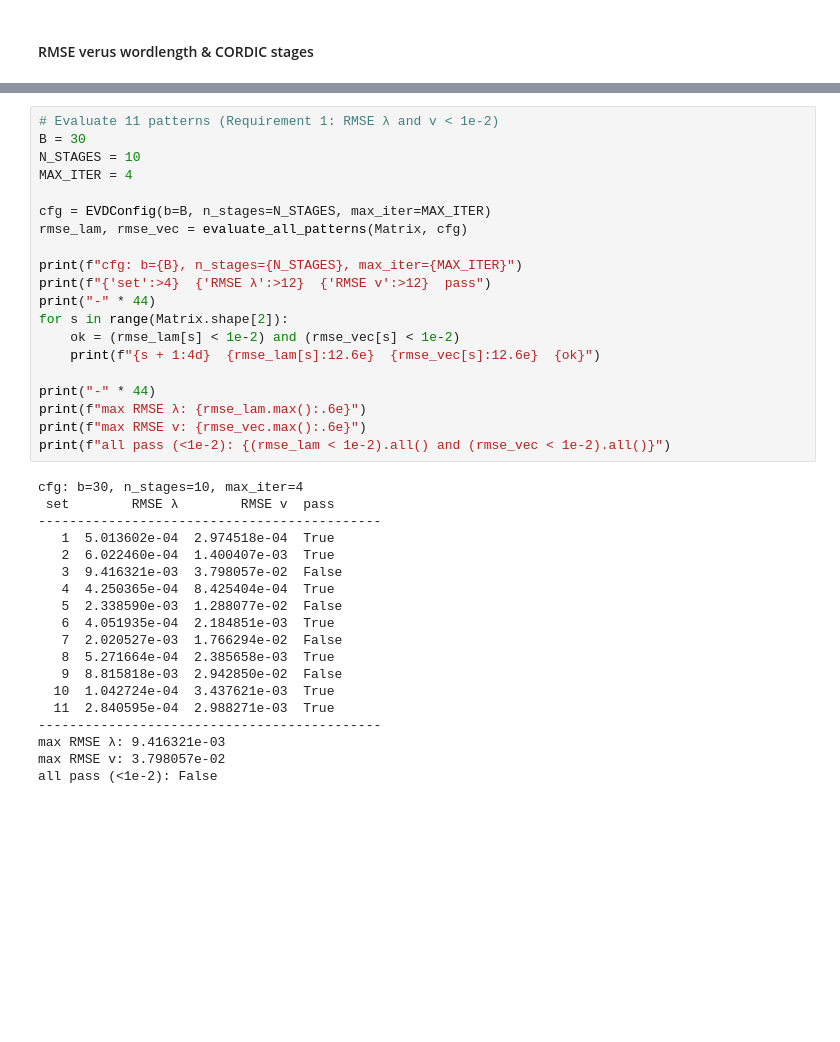
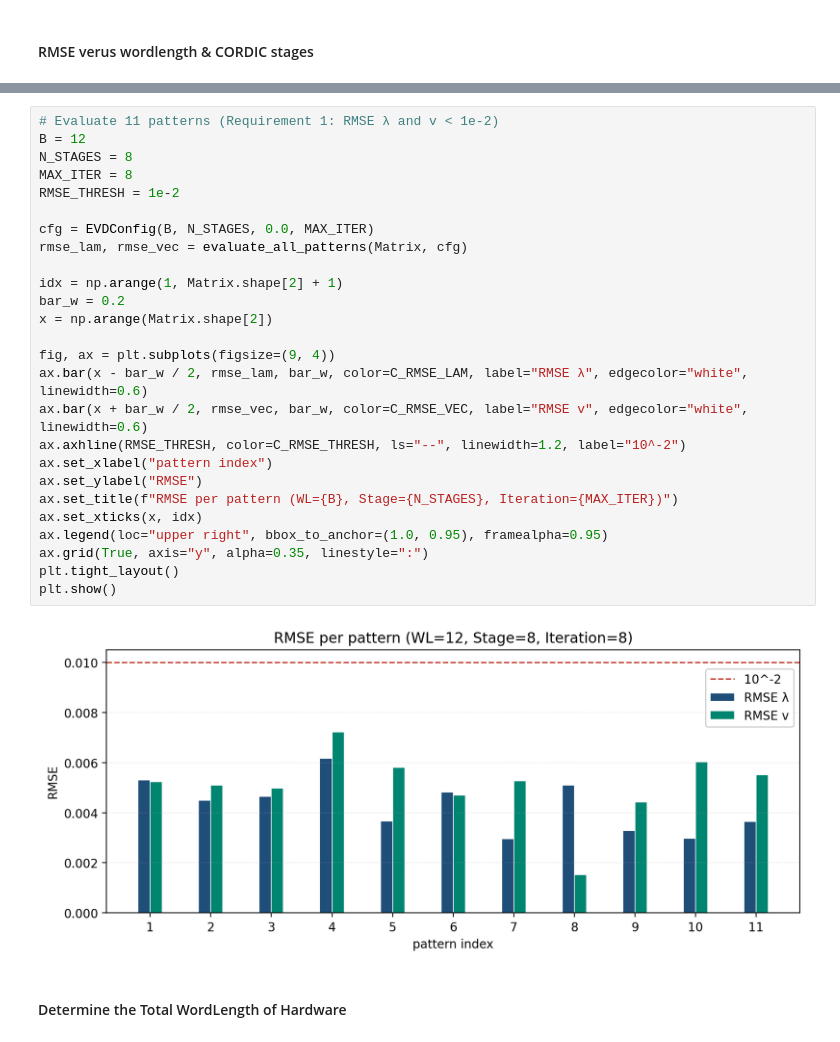
Before and after one commit to akira2963753/Eigen-Value-Decomposition, a Jupyter notebook: src/Simulation.ipynb, the cells around one changed output, grey strips where cells are left out. Saved outputs shown, nothing was run; the diff lists cells and outputs as text; blank space fills up the shorter version.

```diff
--- a/src/Simulation.ipynb
+++ b/src/Simulation.ipynb
@@ -392,39 +393,30 @@ plt.show()
 # %%
 # Evaluate 11 patterns (Requirement 1: RMSE λ and v < 1e-2)
-B = 30
-N_STAGES = 10
-MAX_ITER = 4
+B = 12
+N_STAGES = 8
+MAX_ITER = 8
+RMSE_THRESH = 1e-2
 
-cfg = EVDConfig(b=B, n_stages=N_STAGES, max_iter=MAX_ITER)
+cfg = EVDConfig(B, N_STAGES, 0.0, MAX_ITER)
 rmse_lam, rmse_vec = evaluate_all_patterns(Matrix, cfg)
 
-print(f"cfg: b={B}, n_stages={N_STAGES}, max_iter={MAX_ITER}")
-print(f"{'set':>4}  {'RMSE λ':>12}  {'RMSE v':>12}  pass")
-print("-" * 44)
-for s in range(Matrix.shape[2]):
-    ok = (rmse_lam[s] < 1e-2) and (rmse_vec[s] < 1e-2)
-    print(f"{s + 1:4d}  {rmse_lam[s]:12.6e}  {rmse_vec[s]:12.6e}  {ok}")
+idx = np.arange(1, Matrix.shape[2] + 1)
+bar_w = 0.2
+x = np.arange(Matrix.shape[2])
 
-print("-" * 44)
-print(f"max RMSE λ: {rmse_lam.max():.6e}")
-print(f"max RMSE v: {rmse_vec.max():.6e}")
-print(f"all pass (<1e-2): {(rmse_lam < 1e-2).all() and (rmse_vec < 1e-2).all()}")
+fig, ax = plt.subplots(figsize=(9, 4))
+ax.bar(x - bar_w / 2, rmse_lam, bar_w, color=C_RMSE_LAM, label="RMSE λ", edgecolor="white", linewidth=0.6)
+ax.bar(x + bar_w / 2, rmse_vec, bar_w, color=C_RMSE_VEC, label="RMSE v", edgecolor="white", linewidth=0.6)
+ax.axhline(RMSE_THRESH, color=C_RMSE_THRESH, ls="--", linewidth=1.2, label="10^-2")
+ax.set_xlabel("pattern index")
+ax.set_ylabel("RMSE")
+ax.set_title(f"RMSE per pattern (WL={B}, Stage={N_STAGES}, Iteration={MAX_ITER})")
+ax.set_xticks(x, idx)
+ax.legend(loc="upper right", bbox_to_anchor=(1.0, 0.95), framealpha=0.95)
+ax.grid(True, axis="y", alpha=0.35, linestyle=":")
+plt.tight_layout()
+plt.show()
 # %% [output]
-cfg: b=30, n_stages=10, max_iter=4
- set        RMSE λ        RMSE v  pass
---------------------------------------------
-   1  5.013602e-04  2.974518e-04  True
-   2  6.022460e-04  1.400407e-03  True
-   3  9.416321e-03  3.798057e-02  False
-   4  4.250365e-04  8.425404e-04  True
-   5  2.338590e-03  1.288077e-02  False
-   6  4.051935e-04  2.184851e-03  True
-   7  2.020527e-03  1.766294e-02  False
-   8  5.271664e-04  2.385658e-03  True
-   9  8.815818e-03  2.942850e-02  False
-  10  1.042724e-04  3.437621e-03  True
-  11  2.840595e-04  2.988271e-03  True
---------------------------------------------
-max RMSE λ: 9.416321e-03
-max RMSE v: 3.798057e-02
-all pass (<1e-2): False
+[figure, added]
+# %% [markdown]
+#### Determine the Total WordLength of Hardware
```
Also changed, not shown: parts of 4 cells of this notebook.
